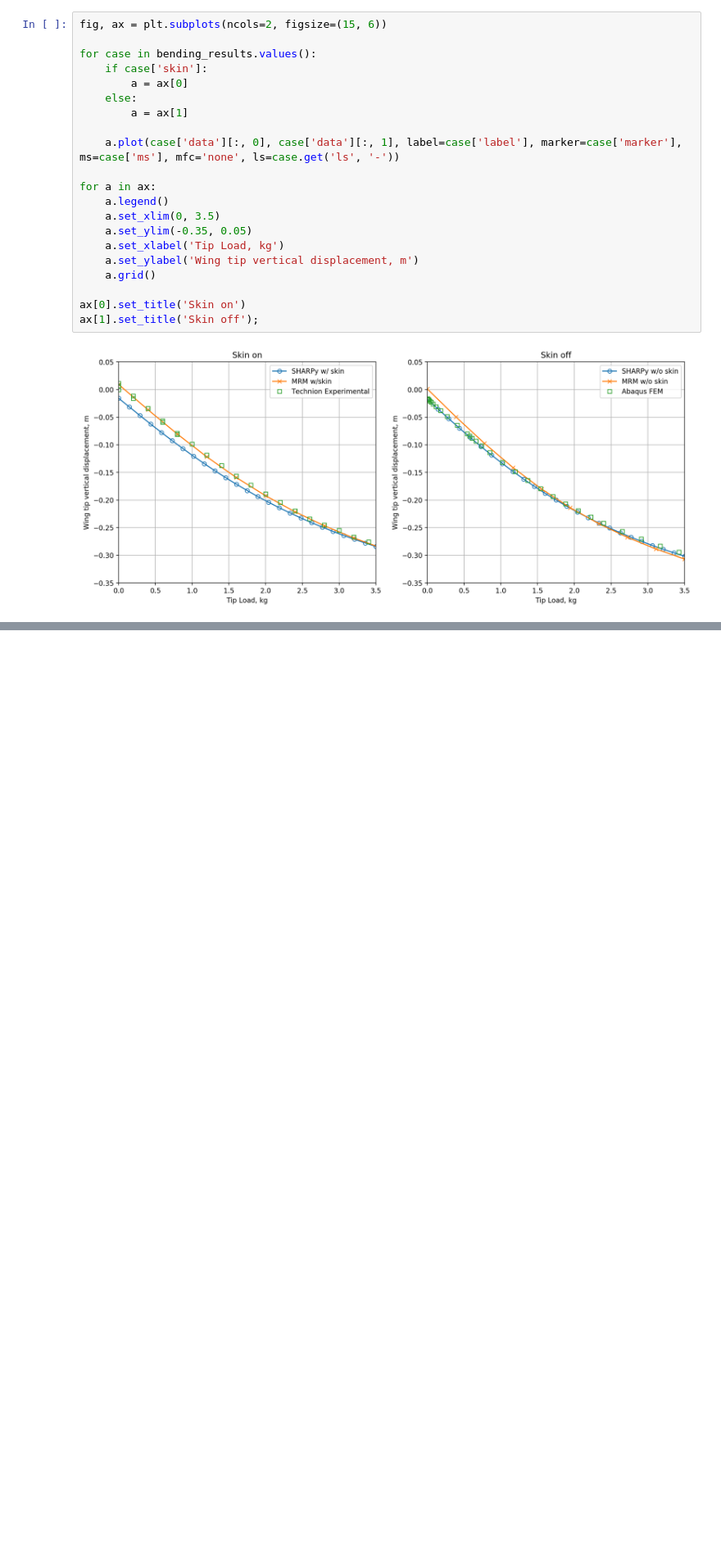
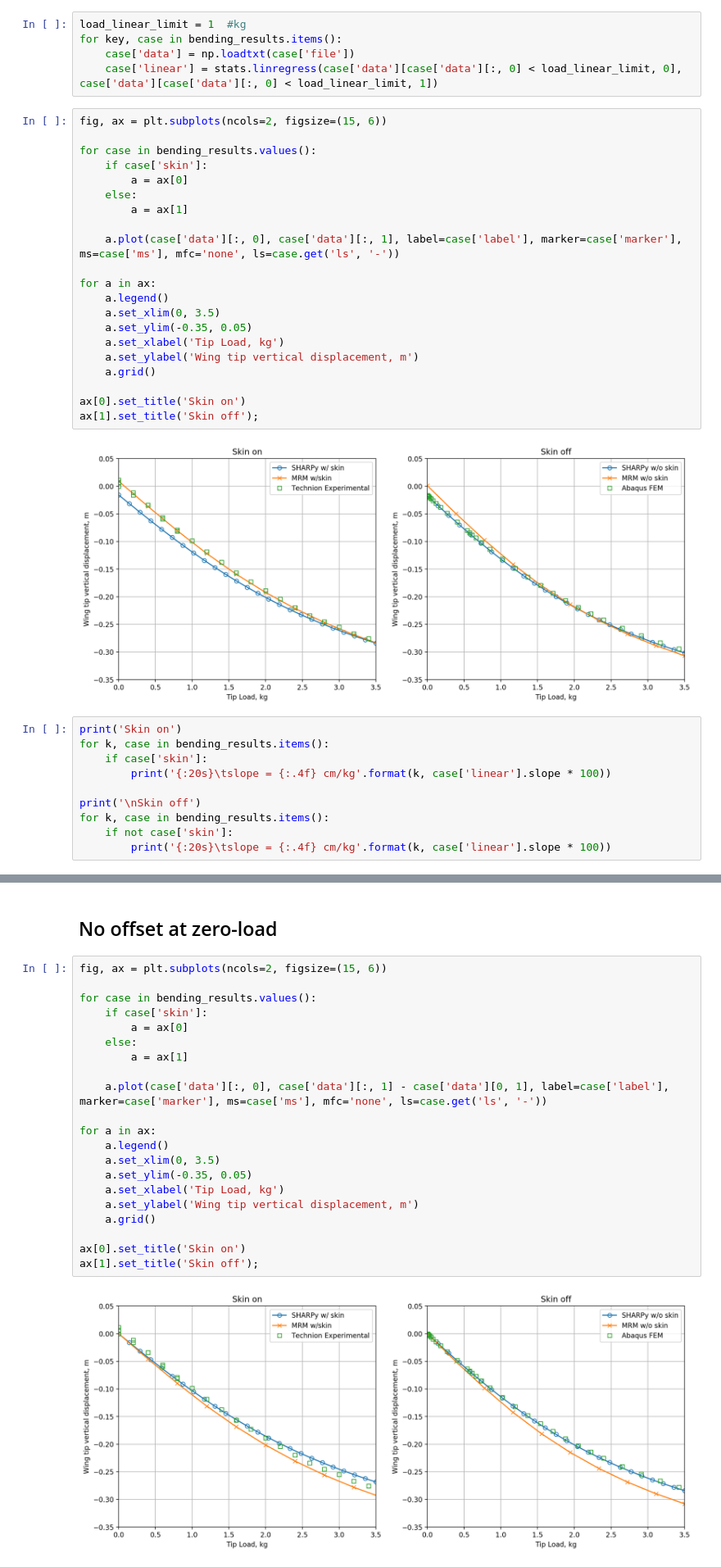
Before and after one commit to ngoiz/pazy-aepw3-results, a Jupyter notebook: 01_Bending/01_BendingResults.ipynb, the cells around one changed output, grey strips where cells are left out. Shown: that part at 82% size. Cells and saved outputs as stored; diff of their text form; blank space fills up the shorter version.

Commit message:
Update SHARPy results with corrected loading position

```diff
--- a/01_Bending/01_BendingResults.ipynb
+++ b/01_Bending/01_BendingResults.ipynb
@@ -68,3 +65,8 @@ for case in bending_results.values():
+# %%
+load_linear_limit = 1  #kg
+for key, case in bending_results.items():
+    case['data'] = np.loadtxt(case['file'])
+    case['linear'] = stats.linregress(case['data'][case['data'][:, 0] < load_linear_limit, 0], case['data'][case['data'][:, 0] < load_linear_limit, 1])
 # %%
 fig, ax = plt.subplots(ncols=2, figsize=(15, 6))
 
@@ -88,3 +90,13 @@ ax[0].set_title('Skin on')
 ax[1].set_title('Skin off');
 # %% [output]
 [figure]
+# %%
+print('Skin on')
+for k, case in bending_results.items():
+    if case['skin']:
+        print('{:20s}\tslope = {:.4f} cm/kg'.format(k, case['linear'].slope * 100))
+
+print('\nSkin off')
+for k, case in bending_results.items():
+    if not case['skin']:
+        print('{:20s}\tslope = {:.4f} cm/kg'.format(k, case['linear'].slope * 100))
@@ -90,0 +113,25 @@ ax[1].set_title('Skin off');
+# %% [markdown]
+## No offset at zero-load
+# %%
+fig, ax = plt.subplots(ncols=2, figsize=(15, 6))
+
+for case in bending_results.values():
+    if case['skin']:
+        a = ax[0]
+    else:
+        a = ax[1]
+
+    a.plot(case['data'][:, 0], case['data'][:, 1] - case['data'][0, 1], label=case['label'], marker=case['marker'], ms=case['ms'], mfc='none', ls=case.get('ls', '-'))
+
+for a in ax:
+    a.legend()
+    a.set_xlim(0, 3.5)
+    a.set_ylim(-0.35, 0.05)
+    a.set_xlabel('Tip Load, kg')
+    a.set_ylabel('Wing tip vertical displacement, m')
+    a.grid()
+
+ax[0].set_title('Skin on')
+ax[1].set_title('Skin off');
+# %% [output]
+[figure, added]
```
Also changed, not shown: parts of 4 cells of this notebook, 2 other files.
